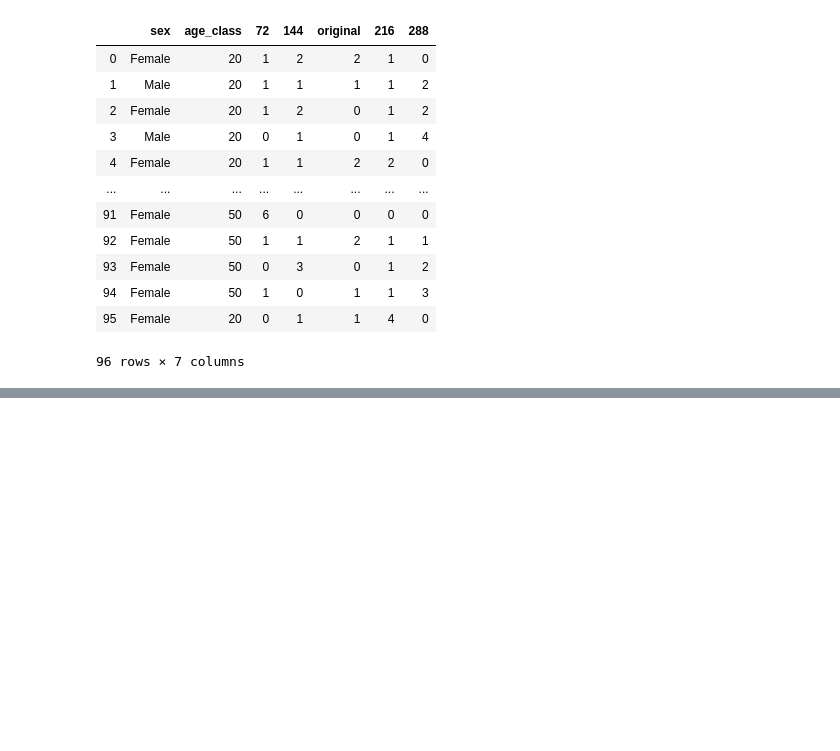
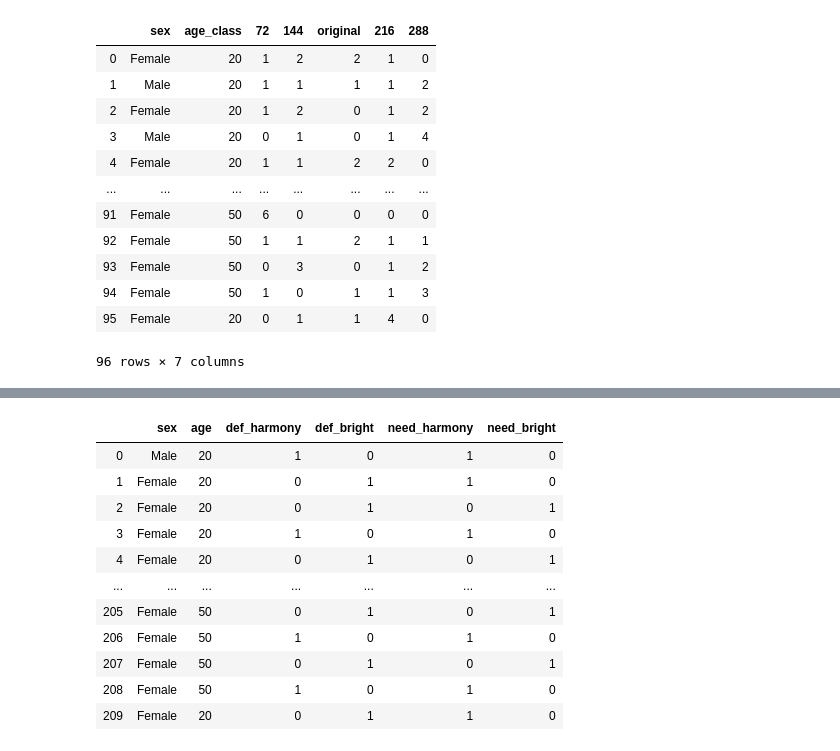
Before and after one commit to slmteruto/CAI, a Jupyter notebook: cys/Survey_preprocessing/CAI_Survey_preprocessing_ServeyResult.ipynb, the cells around one changed output, grey strips where cells are left out. Saved outputs shown, nothing was run; the diff lists cells and outputs as text; code cells hidden in the pictures; blank space fills up the shorter version.

Commit message:
add preprocessing definition&need in survey

```diff
--- a/cys/Survey_preprocessing/CAI_Survey_preprocessing_ServeyResult.ipynb
+++ b/cys/Survey_preprocessing/CAI_Survey_preprocessing_ServeyResult.ipynb
@@ -666,0 +672,95 @@ hueChanged_harmony.to_csv("C:/Users/cho ye seul/Documents/예슬/Acorn/FinalProj
+# %%
+# 데이터 불러오기
+
+## 밝은색 설문 결과 불러오기
+element1 = pd.read_excel("C:/Users/cho ye seul/Documents/예슬/Acorn/FinalProject/Statistical Analysis/퍼스널컬러 정량화 모델 가설검정을 위한 설문 (1).xlsx",
+                          sheet_name = 'Sheet1', header=0,na_values = 'NaN',
+                          usecols="C, D, E, F")
+
+element1.rename(columns={element1.columns[0]:"sex",
+                         element1.columns[1]:"age",
+                         element1.columns[2]:"definition",
+                         element1.columns[3]:"need"}, inplace=True)
+
+## 조화색 설문 결과 불러오기
+element2 = pd.read_excel("C:/Users/cho ye seul/Documents/예슬/Acorn/FinalProject/Statistical Analysis/퍼스널컬러 정량화 모델 가설검정을 위한 설문 (2).xlsx",
+                          sheet_name = 'Sheet1', header=0,na_values = 'NaN',
+                          usecols="C, D, E, F")
+
+element2.rename(columns={element2.columns[0]:"sex",
+                         element2.columns[1]:"age",
+                         element2.columns[2]:"definition",
+                         element2.columns[3]:"need"}, inplace=True)
+
+## 합치기
+element = pd.concat([element1, element2], join='outer')
+
+## 인덱스 조정
+element.reset_index(inplace=True)
+del element['index']
+
+
+# 전처리
+
+## 필요 컬럼 생성
+element["def_harmony"], element["def_bright"], element["need_harmony"], element["need_bright"] = None, None, None, None
+
+for i in range(int(element.shape[0])):
+    ## sex
+    if element["sex"][i] == "남성":
+        element["sex"][i] = "Male"
+    else :
+        element["sex"][i] = "Female"
+
+    ## age
+    if element["age"][i] == "10대" :
+        element["age"][i] = "10"
+    elif element["age"][i] == "20대" :
+        element["age"][i] = "20"
+    elif element["age"][i] == "30대" :
+        element["age"][i] = "30"
+    elif element["age"][i] == "40대" :
+        element["age"][i] = "40"
+    else:
+        element["age"][i] = "50"
+
+    ## definition
+    if "조화" in element["definition"][i] :
+        element["def_harmony"][i] = 1
+    elif "조화" not in element["definition"][i]:
+        element["def_harmony"][i] = 0
+
+    if "밝아" in element["definition"][i]:
+        element["def_bright"][i] = 1
+    elif "밝아" not in element["definition"][i]:
+        element["def_bright"][i] = 0
+
+    ## need
+    if "조화" in element["need"][i] :
+        element["need_harmony"][i] = 1
+    elif "조화" not in element["need"][i]:
+        element["need_harmony"][i] =0
+
+    if "밝아" in element["need"][i]:
+        element["need_bright"][i] = 1
+    elif "밝아" not in element["need"][i]:
+        element["need_bright"][i] = 0
+
+## 불필요 컬럼 삭제
+del element["definition"]
+del element["need"]
+
+element
+# %% [output]
+|  | sex | age | def_harmony | def_bright | need_harmony | need_bright |
+| 0 | Male | 20 | 1 | 0 | 1 | 0 |
+| 1 | Female | 20 | 0 | 1 | 1 | 0 |
+| 2 | Female | 20 | 0 | 1 | 0 | 1 |
+| 3 | Female | 20 | 1 | 0 | 1 | 0 |
+| 4 | Female | 20 | 0 | 1 | 0 | 1 |
+| ... | ... | ... | ... | ... | ... | ... |
+| 205 | Female | 50 | 0 | 1 | 0 | 1 |
+| 206 | Female | 50 | 1 | 0 | 1 | 0 |
+| 207 | Female | 50 | 0 | 1 | 0 | 1 |
+| 208 | Female | 50 | 1 | 0 | 1 | 0 |
+| 209 | Female | 20 | 0 | 1 | 1 | 0 |
```
Also changed, not shown: parts of 4 cells of this notebook.
